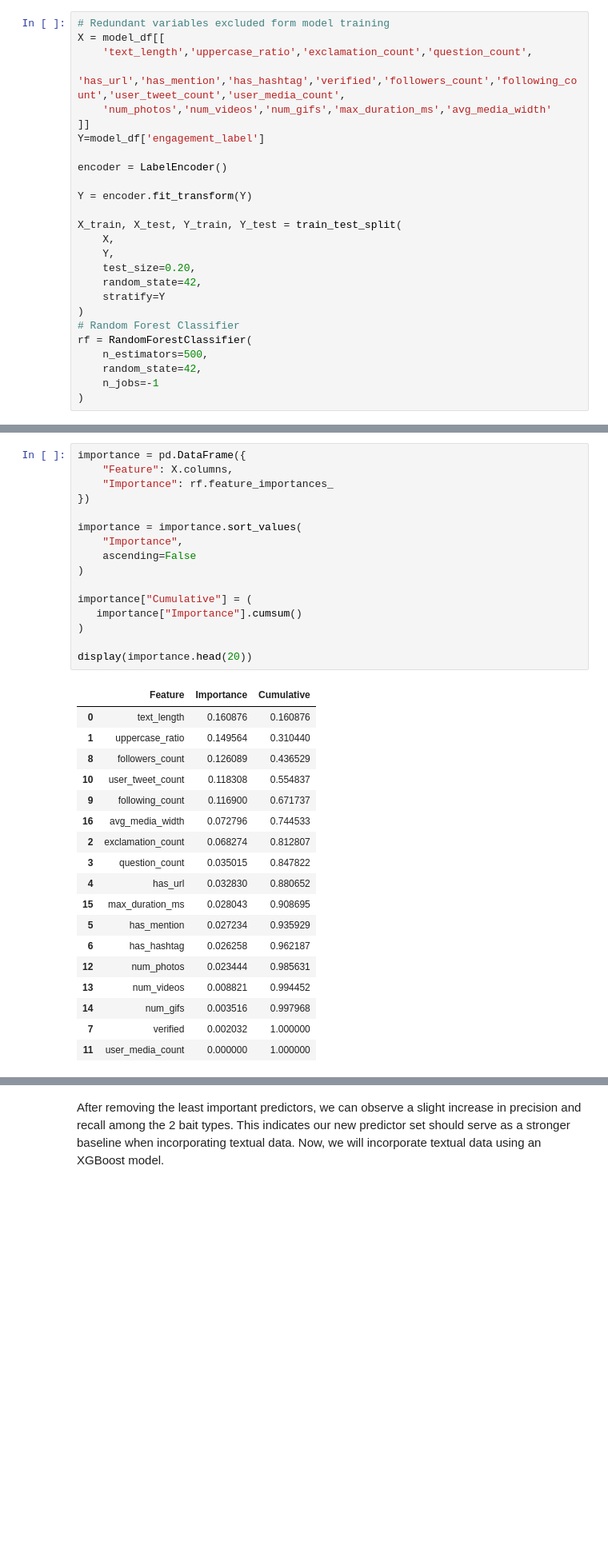
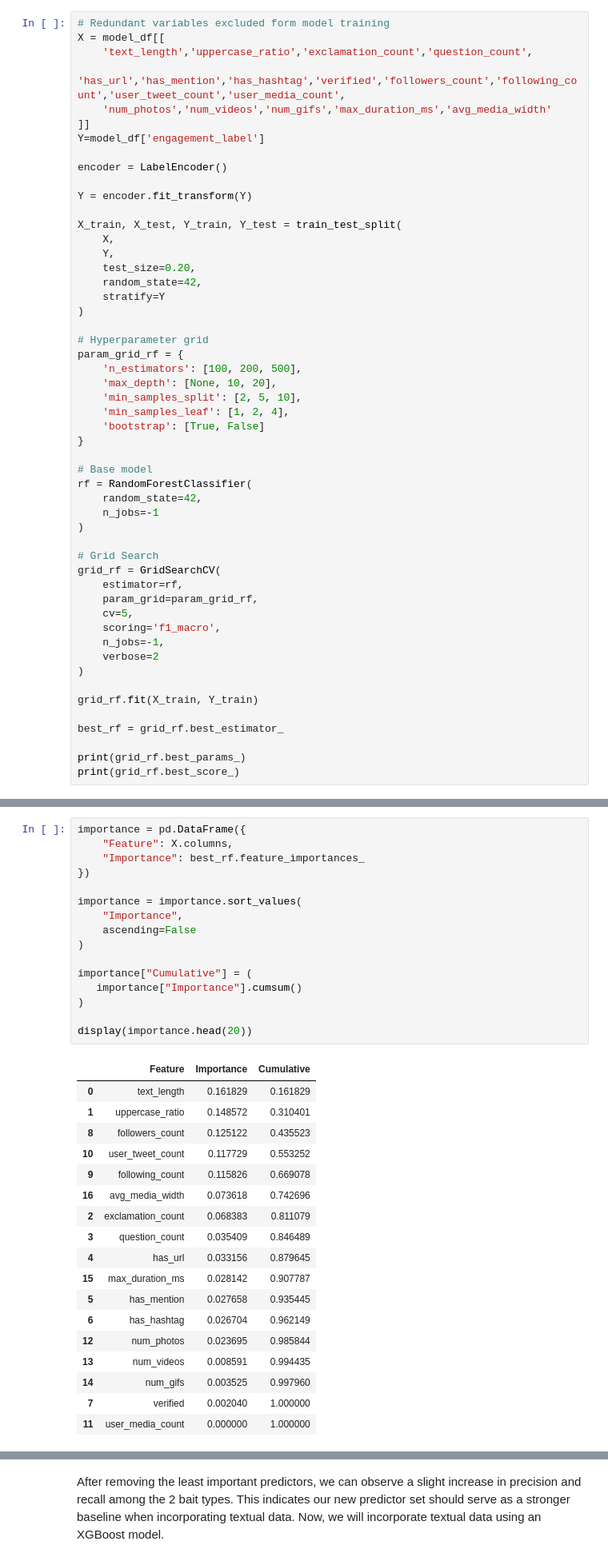
Before and after one commit to RJ-Worrall/Twitter_Engagement_Bait_Modeling, a Jupyter notebook: Twitter_Project.ipynb, the cells around one changed output, grey strips where cells are left out. Shown at 80% size. Drawn from its saved outputs; the diff is of its cells as text; blank space fills up the shorter version.

Commit message:
added hyperparameter tuning to all models, and completed roberta model training

```diff
--- a/Twitter_Project.ipynb
+++ b/Twitter_Project.ipynb
@@ -2086,9 +2097,35 @@ X_train, X_test, Y_train, Y_test = train_test_split(
     random_state=42,
     stratify=Y
 )
-# Random Forest Classifier
+
+# Hyperparameter grid
+param_grid_rf = {
+    'n_estimators': [100, 200, 500],
+    'max_depth': [None, 10, 20],
+    'min_samples_split': [2, 5, 10],
+    'min_samples_leaf': [1, 2, 4],
+    'bootstrap': [True, False]
+}
+
+# Base model
 rf = RandomForestClassifier(
-    n_estimators=500,
     random_state=42,
     n_jobs=-1
 )
+
+# Grid Search
+grid_rf = GridSearchCV(
+    estimator=rf,
+    param_grid=param_grid_rf,
+    cv=5,
+    scoring='f1_macro',
+    n_jobs=-1,
+    verbose=2
+)
+
+grid_rf.fit(X_train, Y_train)
+
+best_rf = grid_rf.best_estimator_
+
+print(grid_rf.best_params_)
+print(grid_rf.best_score_)
@@ -2126,37 +2167,37 @@ Our initial model sports a 71% accuracy without the text input, indicating that
 # %%
 importance = pd.DataFrame({
     "Feature": X.columns,
-    "Importance": rf.feature_importances_
+    "Importance": best_rf.feature_importances_
 })
 
 importance = importance.sort_values(
     "Importance",
     ascending=False
 )
 
 importance["Cumulative"] = (
    importance["Importance"].cumsum()
 )
 
 display(importance.head(20))
 # %% [output]
 |  | Feature | Importance | Cumulative |
-| 0 | text_length | 0.160876 | 0.160876 |
-| 1 | uppercase_ratio | 0.149564 | 0.310440 |
-| 8 | followers_count | 0.126089 | 0.436529 |
-| 10 | user_tweet_count | 0.118308 | 0.554837 |
-| 9 | following_count | 0.116900 | 0.671737 |
-| 16 | avg_media_width | 0.072796 | 0.744533 |
-| 2 | exclamation_count | 0.068274 | 0.812807 |
-| 3 | question_count | 0.035015 | 0.847822 |
-| 4 | has_url | 0.032830 | 0.880652 |
-| 15 | max_duration_ms | 0.028043 | 0.908695 |
-| 5 | has_mention | 0.027234 | 0.935929 |
-| 6 | has_hashtag | 0.026258 | 0.962187 |
-| 12 | num_photos | 0.023444 | 0.985631 |
-| 13 | num_videos | 0.008821 | 0.994452 |
-| 14 | num_gifs | 0.003516 | 0.997968 |
-| 7 | verified | 0.002032 | 1.000000 |
+| 0 | text_length | 0.161829 | 0.161829 |
+| 1 | uppercase_ratio | 0.148572 | 0.310401 |
+| 8 | followers_count | 0.125122 | 0.435523 |
+| 10 | user_tweet_count | 0.117729 | 0.553252 |
+| 9 | following_count | 0.115826 | 0.669078 |
+| 16 | avg_media_width | 0.073618 | 0.742696 |
+| 2 | exclamation_count | 0.068383 | 0.811079 |
+| 3 | question_count | 0.035409 | 0.846489 |
+| 4 | has_url | 0.033156 | 0.879645 |
+| 15 | max_duration_ms | 0.028142 | 0.907787 |
+| 5 | has_mention | 0.027658 | 0.935445 |
+| 6 | has_hashtag | 0.026704 | 0.962149 |
+| 12 | num_photos | 0.023695 | 0.985844 |
+| 13 | num_videos | 0.008591 | 0.994435 |
+| 14 | num_gifs | 0.003525 | 0.997960 |
+| 7 | verified | 0.002040 | 1.000000 |
 | 11 | user_media_count | 0.000000 | 1.000000 |
 # %% [markdown]
 Examining our feature importance reveals some major insights. The most important factors were text_length and the amount of uppercase letters. This makes sense in context, as bait tweets are more likely to include large amounts of text and capitals in order to capture and hold a reader's attention. A surprising insight from these numbers is the lack of importance from having a hashtag. Hashtags are very common indicators of bait, most likely benign, as the labeler was instructed, but the model doesn't value them as highly. For our next model, we will keep all the predictors that account for the top ~95% of data, so everything up to has_mention.
```
Also changed, not shown: parts of 12 cells of this notebook.
